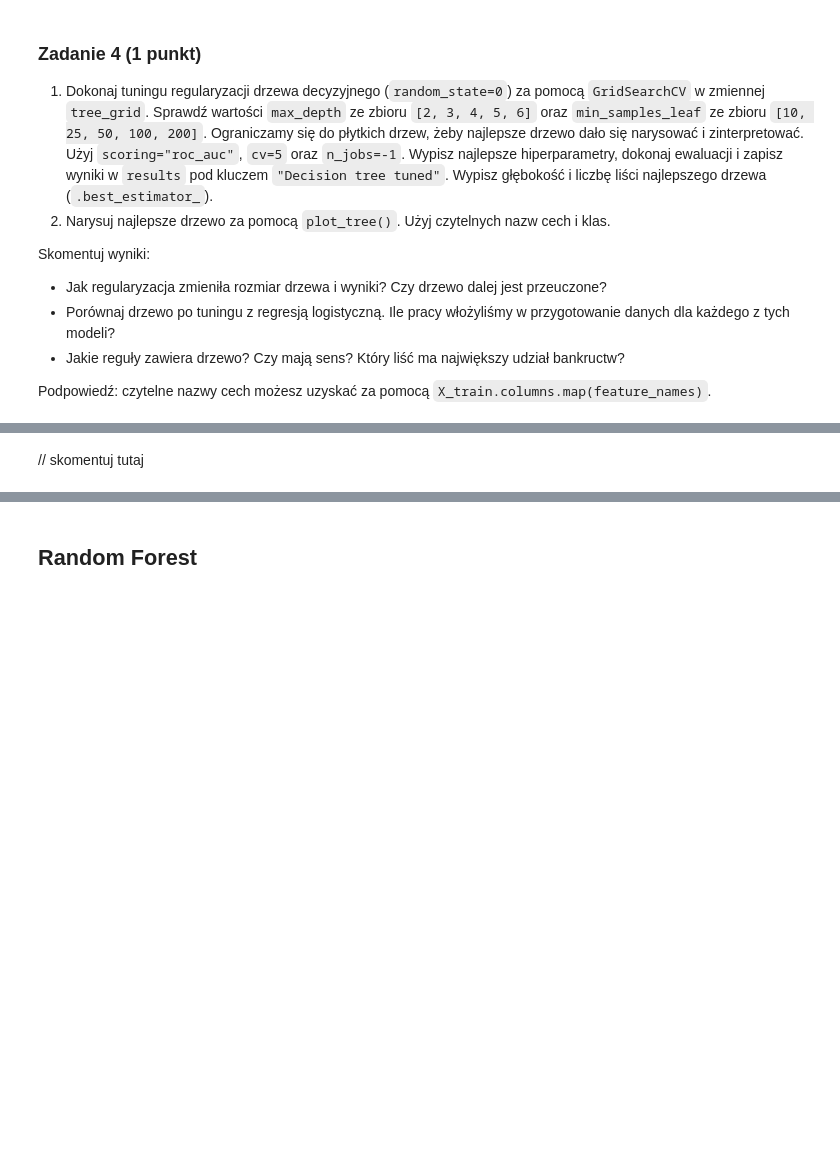
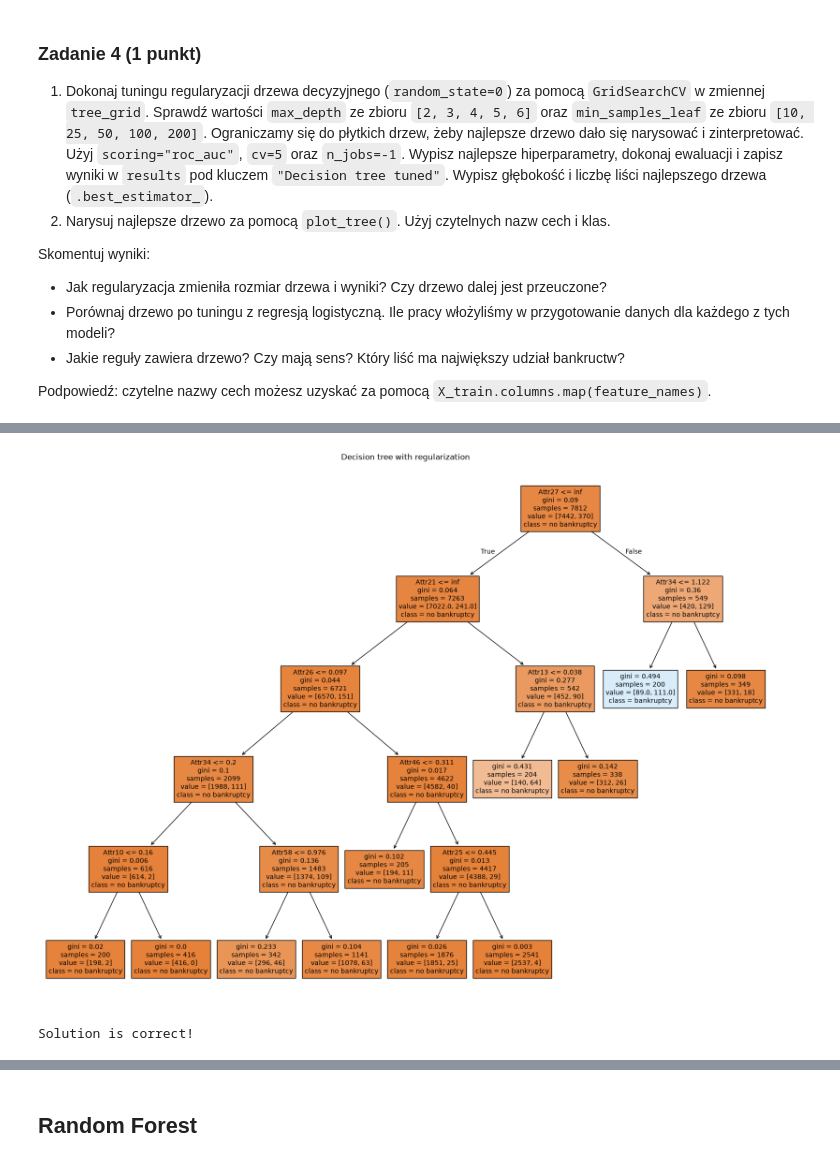
Before and after one commit to Mysiax05/AI_Basics, a Jupyter notebook: lab2/lab_2.ipynb, the cells around one changed output, grey strips where cells are left out. Saved outputs shown, nothing was run; the diff lists cells and outputs as text; code cells hidden in the pictures; blank space fills up the shorter version.

Commit message:
decision tree

```diff
--- a/lab2/lab_2.ipynb
+++ b/lab2/lab_2.ipynb
@@ -777,0 +776,26 @@ print(f"Depth: {best_tree.get_depth()}, leaves: {best_tree.get_n_leaves()}")
+# %%
+from sklearn.model_selection import GridSearchCV
+
+X_train.columns.map(feature_names)
+
+# hyperparameter tuning
+param_grid = {
+    "max_depth": [2,3,4,5,6],
+    "min_samples_leaf": [10,25,50,100,200]
+}
+
+tree_grid = GridSearchCV(estimator=DecisionTreeClassifier(random_state=0),
+                         param_grid=param_grid,
+                         scoring="roc_auc",
+                         cv=5,
+                         n_jobs=1)
+
+tree_grid.fit(X_train, y_train)
+
+print(f"Best hyperparameters: {tree_grid.best_params_}")
+print()
+results["Decision tree tuned"] = evaluate_model(tree_grid, X_train, X_test, y_train, y_test)
+print()
+# size of the best tree
+best_tree = tree_grid.best_estimator_
+print(f"Depth: {best_tree.get_depth()}, leaves: {best_tree.get_n_leaves()}")
@@ -778,3 +812,14 @@ print(f"Depth: {best_tree.get_depth()}, leaves: {best_tree.get_n_leaves()}")
+# %%
+fig_grid, ax_grid = plt.subplots(figsize=(20, 15))
+plot_tree(best_tree,
+          filled=True,
+          ax=ax_grid,
+          feature_names=X_train.columns,
+          class_names=["no bankruptcy", "bankruptcy"])
+ax_grid.set_title("Decision tree with regularization")
+plt.show()
+# %% [output]
+[figure, added]
 # %%
 assert tree_grid.best_params_["max_depth"] in [2, 3, 4, 5, 6]
 assert results["Decision tree tuned"]["test_auroc"] > 0.75
@@ -785,5 +830,5 @@ assert (
 assert best_tree.get_n_leaves() < tree.get_n_leaves()
 
 print("Solution is correct!")
+# %% [output]
+Solution is correct!
-# %% [markdown]
-// skomentuj tutaj
```
Also changed, not shown: parts of 6 cells of this notebook.
